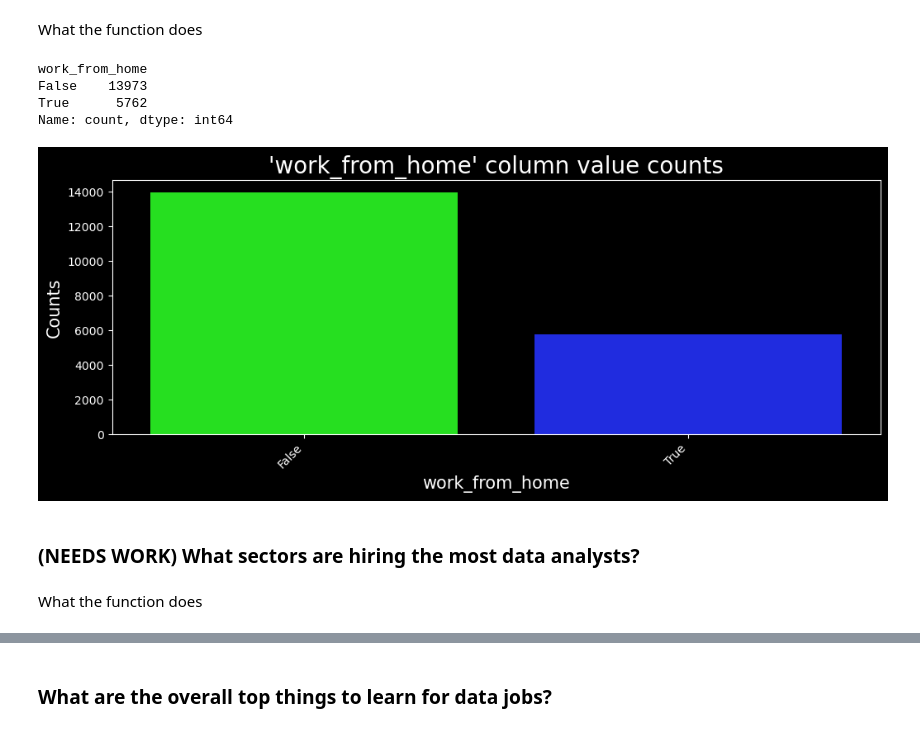
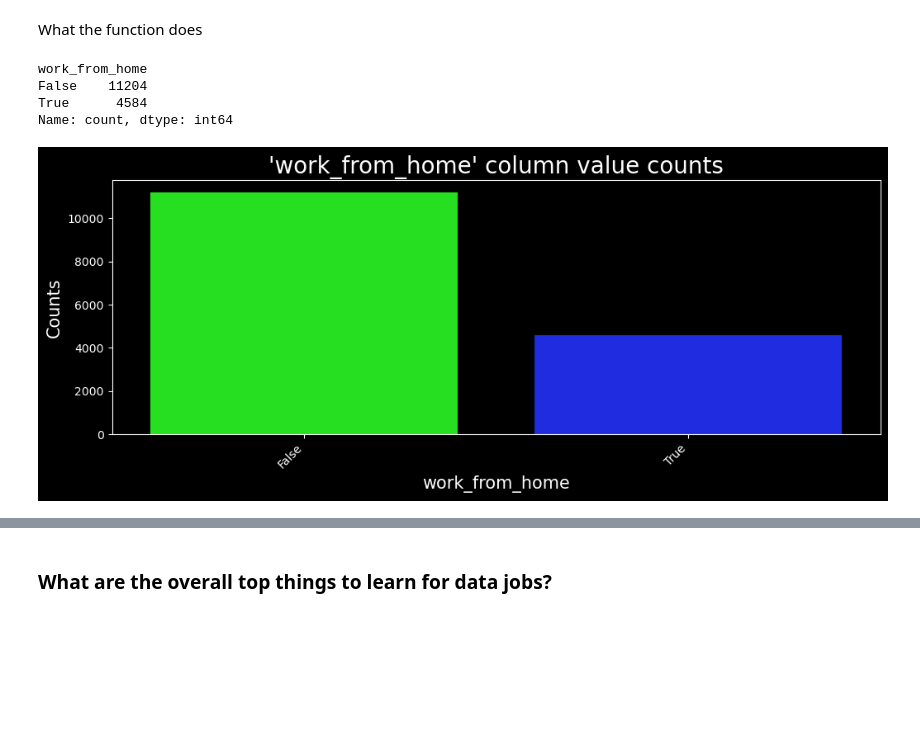
Before and after one commit to Decoding-Data-Jobs/data-jobs-project, a Jupyter notebook: mvp_deliverables/mvp_notebook.ipynb, the cells around one changed output, grey strips where cells are left out. Saved outputs shown, nothing was run; the diff lists cells and outputs as text; code cells hidden in the pictures; blank space fills up the shorter version.

Commit message:
Just needs finishing touches

```diff
--- a/mvp_deliverables/mvp_notebook.ipynb
+++ b/mvp_deliverables/mvp_notebook.ipynb
@@ -999,7 +165,7 @@ The dataset had some columns that were engineered since the scraping. Due to us
 
 From the original dataset, we dropped:
 # %%
-jobs_df_cleaned = prepare_jobs(jobs_df)
+jobs_df_cleaned = w.prepare_jobs(jobs_df, cache=False, read_csv=True)
 # %% [markdown]
 ### Drop Columns
 *Looking to reduce dimensionality of the dataset*
@@ -1480,14 +523,10 @@ plot_most_common_words(jobs_df_cleaned, "description_cleaned", 20)
 # %% [markdown]
 What the function does
 # %%
-eda_plot(jobs_df_cleaned, "work_from_home", topn=2)
+w.eda_plot(jobs_df_cleaned, "work_from_home", topn=2)
 # %% [output]
 work_from_home
-False    13973
-True      5762
+False    11204
+True      4584
 Name: count, dtype: int64
-[figure, old version]
+[figure, new version]
-# %% [markdown]
-### **(NEEDS WORK)** What sectors are hiring the most data analysts?
-# %% [markdown]
-What the function does
```
Also changed, not shown: parts of 44 cells of this notebook.
